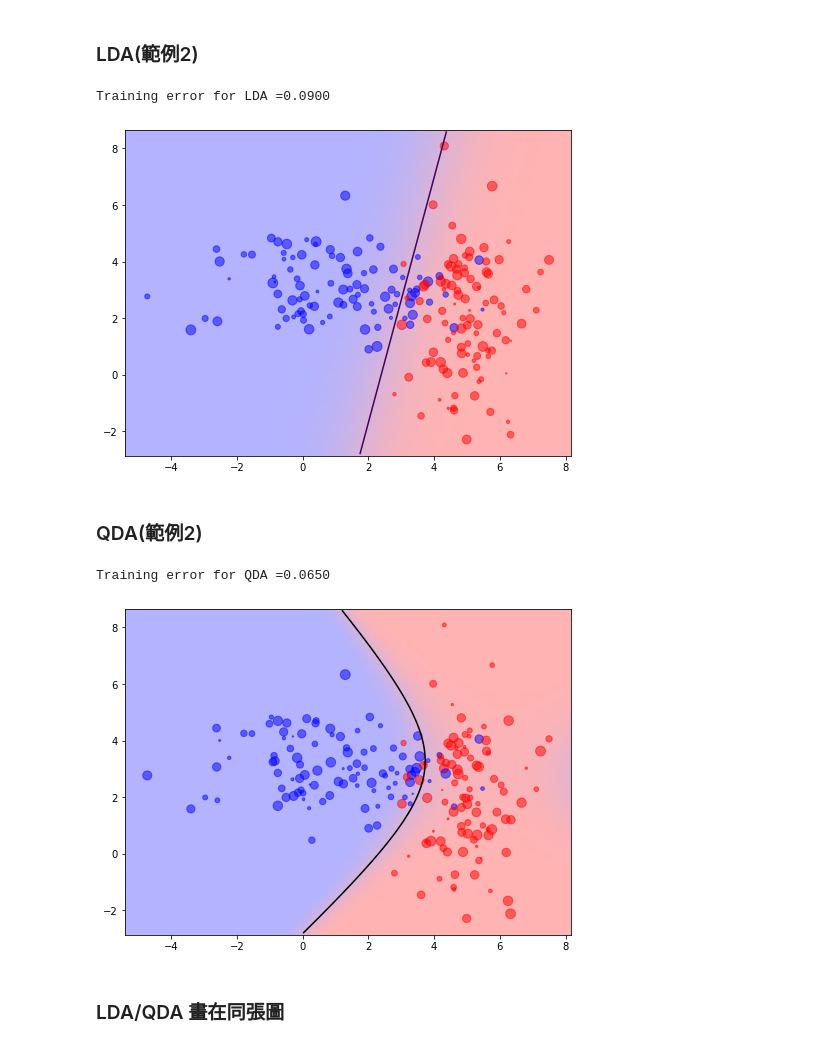
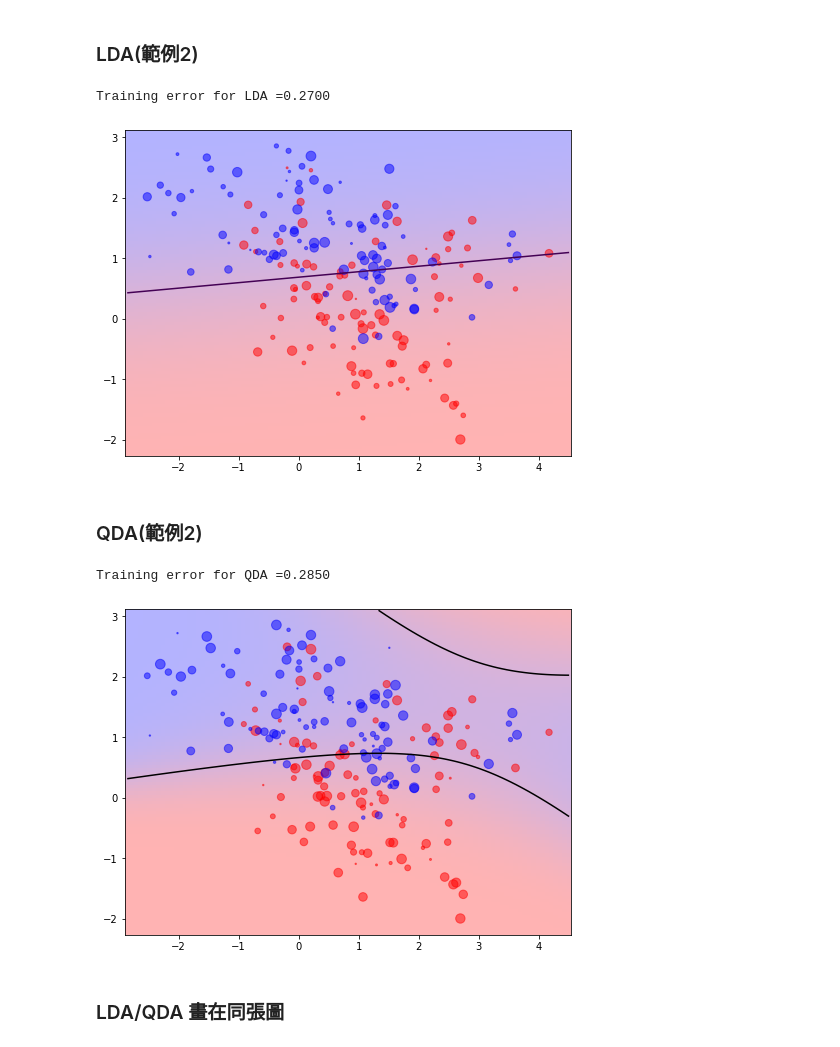
Before and after one commit to aceaceace123/Maching-Learning, a Jupyter notebook: 1123class.ipynb, the cells around one changed output. Saved outputs shown, nothing was run; the diff lists cells and outputs as text; code cells hidden in the pictures.

```diff
--- a/1123class.ipynb
+++ b/1123class.ipynb
@@ -126,41 +126,41 @@ from sklearn.discriminant_analysis \
 
 # get_ipython().magic('reset-sf') #clear all variables before run
 data_dir = '/Users/liang/Documents/統計數學與運算/上課教材/ml_data/'
-D = np.loadtxt(data_dir + 'la_2.txt', comments='%')
+D = np.loadtxt(data_dir + 'la_3.txt', comments='%')
 X = D[:, 0:2]
 y = D[:,2]
 fig,ax=plt.subplots(figsize=(8,6))
 area=2*np.random.randint(50,size=D[:,0].size)
 grp_color = [[1,0,0] if i == 0 else [0,0,1] for i in y]
 plt.scatter(D[:, 0], D[:, 1], c = grp_color, s = area, \
         alpha = 0.5, marker = 'o' )#area代表點的的小
 
 Lda=LinearDiscriminantAnalysis()
 Lda.fit(X,y)
 intrcp=Lda.intercept_
 coeffs=Lda.coef_
 trainErrLDA=1-Lda.score(X,y)
 print('Training error for LDA ={:.4f}'.format(trainErrLDA))
 
 nx,ny=100,100
 x_min,x_max=plt.xlim()
 y_min,y_max=plt.ylim()
 x_=np.linspace(x_min,x_max,nx)
 y_=np.linspace(y_min,y_max,ny)
 xx,yy=np.meshgrid(x_,y_)
 Z=Lda.predict_proba(np.c_[xx.ravel(),yy.ravel()])#算出後驗機率
 Z=Z[:,1].reshape(xx.shape)
 # Define pseudo colors#畫地板
 cdit = {'red': [(0, 1, 1), (1, 0.7, 0.7)],
         'green': [(0, 0.7, 0.7), (1, 0.7, 0.7)],
         'blue': [(0, 0.7, 0.7), (1, 1, 1)]}
 cmap = colors.LinearSegmentedColormap('red_blue_classes', cdit)
 plt.pcolormesh(xx,yy,Z,cmap='red_blue_classes',shading='auto',zorder=0)
 plt.cm.register_cmap(cmap = cmap)
 contoursLDA=plt.contour(xx,yy,Z,[0.5],color='#F5F5DC')
 # %% [output]
-Training error for LDA =0.0900
+Training error for LDA =0.2700
-[figure, old version]
+[figure, new version]
 # %% [markdown]
 ### QDA(範例2) ###
 # %%
@@ -176,7 +176,7 @@ from sklearn.discriminant_analysis \
 
 # get_ipython().magic('reset-sf') #clear all variables before run
 data_dir = '/Users/liang/Documents/統計數學與運算/上課教材/ml_data/'
-D = np.loadtxt(data_dir + 'la_2.txt', comments='%')
+D = np.loadtxt(data_dir + 'la_3.txt', comments='%')
 X = D[:, 0:2]
 y = D[:,2]
 fig,ax=plt.subplots(figsize=(8,6))
@@ -213,8 +213,8 @@ plt.pcolormesh(xx, yy, Z, cmap = 'red_blue_classes',\
     shading = 'auto', zorder = 0)
 contoursQDA = plt.contour(xx, yy, Z, [0.5],colors = 'k')
 # %% [output]
-Training error for QDA =0.0650
+Training error for QDA =0.2850
-[figure, old version]
+[figure, new version]
 # %%
 def genmnlrvs(n1,n2,m1,m2,Cov1,Cov2): #生成資料的函數
     mvn1=multivariate_normal(mean=m1,cov=Cov1)
```
Also changed, not shown: parts of 7 cells of this notebook.
